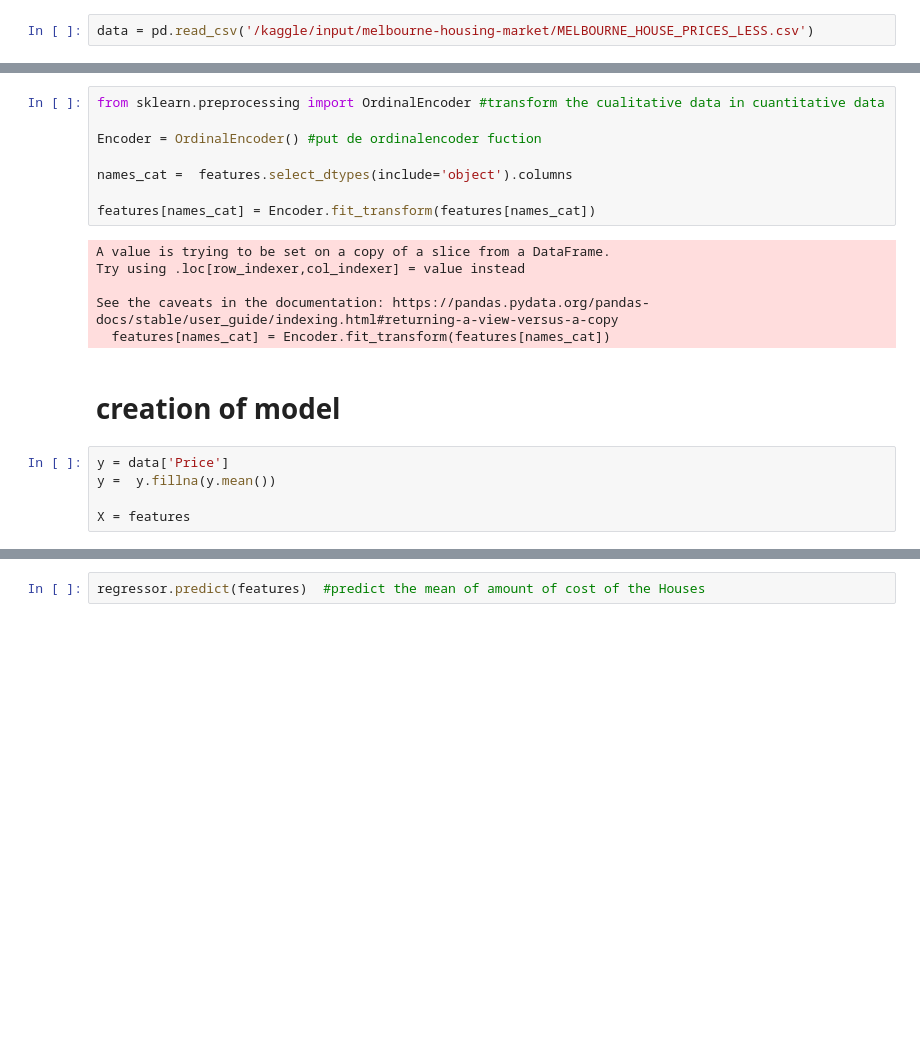
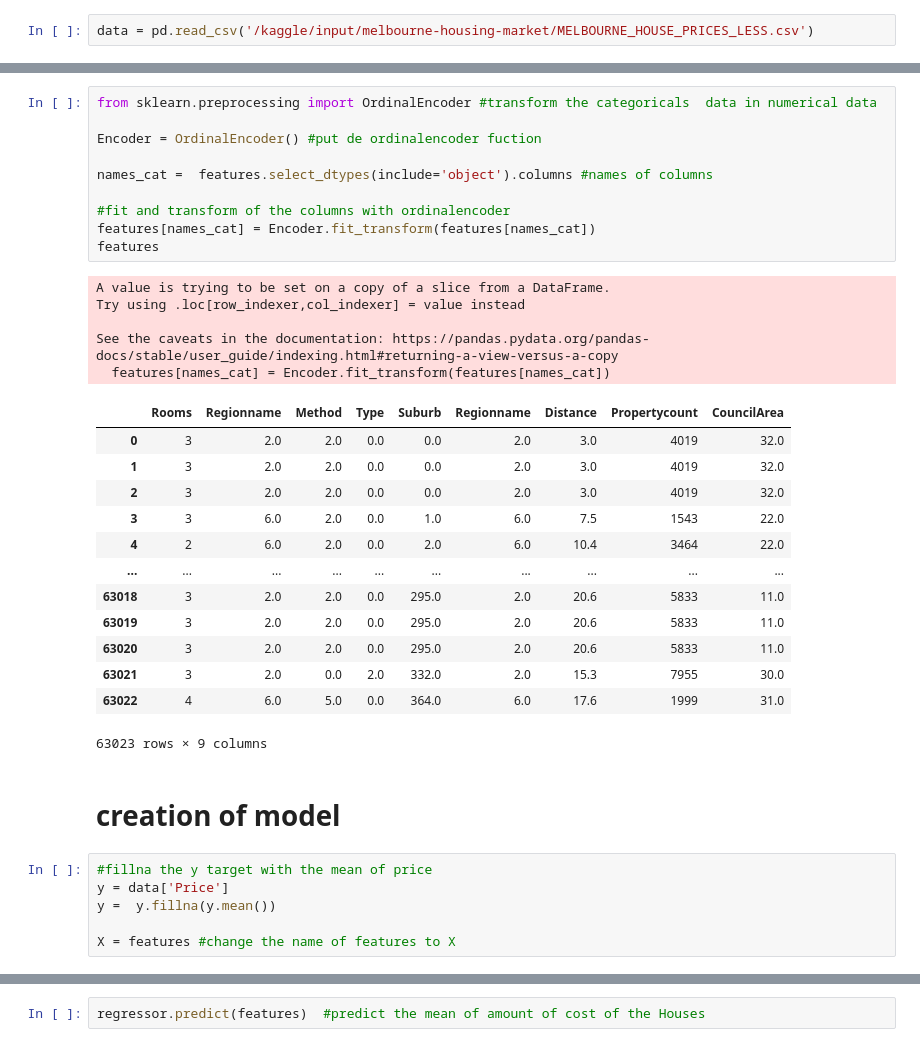
Before and after one commit to edoruin/KagglePractice, a Jupyter notebook: validation-knowledges-intro-ml.ipynb, the cells around one changed output, grey strips where cells are left out. Cells and saved outputs as stored; diff of their text form; blank space fills up the shorter version.

```diff
--- a/validation-knowledges-intro-ml.ipynb
+++ b/validation-knowledges-intro-ml.ipynb
@@ -73,26 +110,42 @@ features.head()
 | 3 | 3 | Western Metropolitan | S | h | Aberfeldie | Western Metropolitan | 7.5 | 1543 | Moonee Valley City Council |
 | 4 | 2 | Western Metropolitan | S | h | Airport West | Western Metropolitan | 10.4 | 3464 | Moonee Valley City Council |
 # %%
-from sklearn.preprocessing import OrdinalEncoder #transform the cualitative data in cuantitative data
+from sklearn.preprocessing import OrdinalEncoder #transform the categoricals  data in numerical data
 
 Encoder = OrdinalEncoder() #put de ordinalencoder fuction
 
-names_cat =  features.select_dtypes(include='object').columns
+names_cat =  features.select_dtypes(include='object').columns #names of columns
 
+#fit and transform of the columns with ordinalencoder
 features[names_cat] = Encoder.fit_transform(features[names_cat])
+features
 # %% [output]
 A value is trying to be set on a copy of a slice from a DataFrame.
 Try using .loc[row_indexer,col_indexer] = value instead
 
 See the caveats in the documentation: https://pandas.pydata.org/pandas-docs/stable/user_guide/indexing.html#returning-a-view-versus-a-copy
   features[names_cat] = Encoder.fit_transform(features[names_cat])
+|  | Rooms | Regionname | Method | Type | Suburb | Regionname | Distance | Propertycount | CouncilArea |
+| 0 | 3 | 2.0 | 2.0 | 0.0 | 0.0 | 2.0 | 3.0 | 4019 | 32.0 |
+| 1 | 3 | 2.0 | 2.0 | 0.0 | 0.0 | 2.0 | 3.0 | 4019 | 32.0 |
+| 2 | 3 | 2.0 | 2.0 | 0.0 | 0.0 | 2.0 | 3.0 | 4019 | 32.0 |
+| 3 | 3 | 6.0 | 2.0 | 0.0 | 1.0 | 6.0 | 7.5 | 1543 | 22.0 |
+| 4 | 2 | 6.0 | 2.0 | 0.0 | 2.0 | 6.0 | 10.4 | 3464 | 22.0 |
+| ... | ... | ... | ... | ... | ... | ... | ... | ... | ... |
+| 63018 | 3 | 2.0 | 2.0 | 0.0 | 295.0 | 2.0 | 20.6 | 5833 | 11.0 |
+| 63019 | 3 | 2.0 | 2.0 | 0.0 | 295.0 | 2.0 | 20.6 | 5833 | 11.0 |
+| 63020 | 3 | 2.0 | 2.0 | 0.0 | 295.0 | 2.0 | 20.6 | 5833 | 11.0 |
+| 63021 | 3 | 2.0 | 0.0 | 2.0 | 332.0 | 2.0 | 15.3 | 7955 | 30.0 |
+| 63022 | 4 | 6.0 | 5.0 | 0.0 | 364.0 | 6.0 | 17.6 | 1999 | 31.0 |
+63023 rows × 9 columns
 # %% [markdown]
 # creation of model
 # %%
+#fillna the y target with the mean of price
 y = data['Price']
 y =  y.fillna(y.mean())
 
-X = features
+X = features #change the name of features to X
 # %%
 from sklearn.tree import DecisionTreeRegressor
 
```
Also changed, not shown: parts of 7 cells of this notebook.
